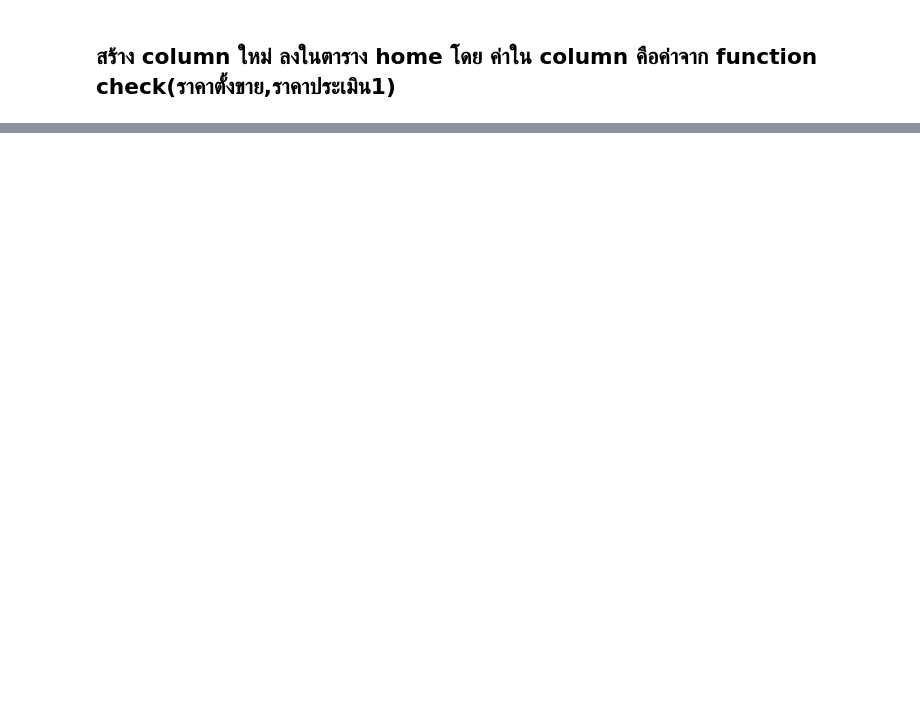
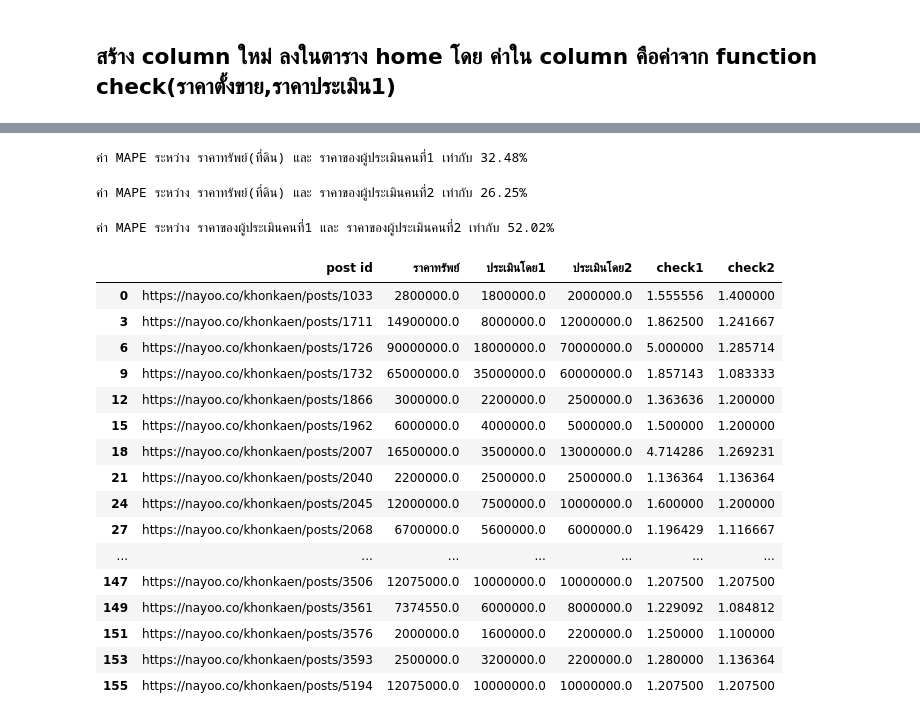
Before and after one commit to NarawitPrathansap/bsc_dpbm22, a Jupyter notebook: [dataprep1]property_estimator2.ipynb, the cells around one changed output, grey strips where cells are left out. Saved outputs shown, nothing was run; the diff lists cells and outputs as text; code cells hidden in the pictures; blank space fills up the shorter version.

```diff
--- a/[dataprep1]property_estimator2.ipynb
+++ b/[dataprep1]property_estimator2.ipynb
@@ -325,0 +862,4 @@ check2
+# %%
+land2 = pd.read_excel('/content/gdrive/MyDrive/bsc_DPBM_data_N/คำตอบนักประเมิน - Copy.xlsx',sheet_name=1)
+land2.head()
+land2.isnull().any()
@@ -325,0 +881,5 @@ check2
+# %%
+est1_land2 = land2[land2 ['ID ผู้ประเมิน']==1]
+est2_land2 = land2[land2 ['ID ผู้ประเมิน']==2]
+est1_land2['ประเมินโดย1']  = est1_land2['post id'].map(est1_land2.set_index('post id')['ประเมินราคาซื้อ-ขาย'])
+est1_land2['ประเมินโดย2']  = est1_land2['post id'].map(est2_land2.set_index('post id')['ประเมินราคาซื้อ-ขาย'])
@@ -325,0 +897,3 @@ check2
+# %%
+est1_land2 = est1_land2[['post id','ราคาทรัพย์','ประเมินโดย1','ประเมินโดย2']]
+est1_land2 = est1_land2.dropna(subset = ['ราคาทรัพย์'])
@@ -325,0 +904,37 @@ check2
+# %%
+mean_absolute_percentage_error(b2,b2_pred_1)
+print(f'ค่า MAPE ระหว่าง ราคาทรัพย์(ที่ดิน) และ ราคาของผู้ประเมินคนที่1 เท่ากับ {mean_absolute_percentage_error(b2,b2_pred_1)*100:.2f}%')
+# %% [output]
+ค่า MAPE ระหว่าง ราคาทรัพย์(ที่ดิน) และ ราคาของผู้ประเมินคนที่1 เท่ากับ 32.48%
+# %%
+mean_absolute_percentage_error(b2,b2_pred_2)
+print(f'ค่า MAPE ระหว่าง ราคาทรัพย์(ที่ดิน) และ ราคาของผู้ประเมินคนที่2 เท่ากับ {mean_absolute_percentage_error(b2,b2_pred_2)*100:.2f}%')
+# %% [output]
+ค่า MAPE ระหว่าง ราคาทรัพย์(ที่ดิน) และ ราคาของผู้ประเมินคนที่2 เท่ากับ 26.25%
+# %%
+mean_absolute_percentage_error(b2_pred_1,b2_pred_2)
+print(f'ค่า MAPE ระหว่าง ราคาของผู้ประเมินคนที่1 และ ราคาของผู้ประเมินคนที่2 เท่ากับ {mean_absolute_percentage_error(b2_pred_1,b2_pred_2)*100:.2f}%')
+# %% [output]
+ค่า MAPE ระหว่าง ราคาของผู้ประเมินคนที่1 และ ราคาของผู้ประเมินคนที่2 เท่ากับ 52.02%
+# %%
+est1_land2['check1']=est1_land2.apply(lambda x:check_v(x['ราคาทรัพย์'],x['ประเมินโดย1']),axis=1)
+est1_land2['check2']=est1_land2.apply(lambda x:check_v(x['ราคาทรัพย์'],x['ประเมินโดย2']),axis=1)
+est1_land2
+# %% [output]
+|  | post id | ราคาทรัพย์ | ประเมินโดย1 | ประเมินโดย2 | check1 | check2 |
+| 0 | https://nayoo.co/khonkaen/posts/1033 | 2800000.0 | 1800000.0 | 2000000.0 | 1.555556 | 1.400000 |
+| 3 | https://nayoo.co/khonkaen/posts/1711 | 14900000.0 | 8000000.0 | 12000000.0 | 1.862500 | 1.241667 |
+| 6 | https://nayoo.co/khonkaen/posts/1726 | 90000000.0 | 18000000.0 | 70000000.0 | 5.000000 | 1.285714 |
+| 9 | https://nayoo.co/khonkaen/posts/1732 | 65000000.0 | 35000000.0 | 60000000.0 | 1.857143 | 1.083333 |
+| 12 | https://nayoo.co/khonkaen/posts/1866 | 3000000.0 | 2200000.0 | 2500000.0 | 1.363636 | 1.200000 |
+| 15 | https://nayoo.co/khonkaen/posts/1962 | 6000000.0 | 4000000.0 | 5000000.0 | 1.500000 | 1.200000 |
+| 18 | https://nayoo.co/khonkaen/posts/2007 | 16500000.0 | 3500000.0 | 13000000.0 | 4.714286 | 1.269231 |
+| 21 | https://nayoo.co/khonkaen/posts/2040 | 2200000.0 | 2500000.0 | 2500000.0 | 1.136364 | 1.136364 |
+| 24 | https://nayoo.co/khonkaen/posts/2045 | 12000000.0 | 7500000.0 | 10000000.0 | 1.600000 | 1.200000 |
+| 27 | https://nayoo.co/khonkaen/posts/2068 | 6700000.0 | 5600000.0 | 6000000.0 | 1.196429 | 1.116667 |
+| ... | ... | ... | ... | ... | ... | ... |
+| 147 | https://nayoo.co/khonkaen/posts/3506 | 12075000.0 | 10000000.0 | 10000000.0 | 1.207500 | 1.207500 |
+| 149 | https://nayoo.co/khonkaen/posts/3561 | 7374550.0 | 6000000.0 | 8000000.0 | 1.229092 | 1.084812 |
+| 151 | https://nayoo.co/khonkaen/posts/3576 | 2000000.0 | 1600000.0 | 2200000.0 | 1.250000 | 1.100000 |
+| 153 | https://nayoo.co/khonkaen/posts/3593 | 2500000.0 | 3200000.0 | 2200000.0 | 1.280000 | 1.136364 |
+| 155 | https://nayoo.co/khonkaen/posts/5194 | 12075000.0 | 10000000.0 | 10000000.0 | 1.207500 | 1.207500 |
```
Also changed, not shown: parts of 68 cells of this notebook.
